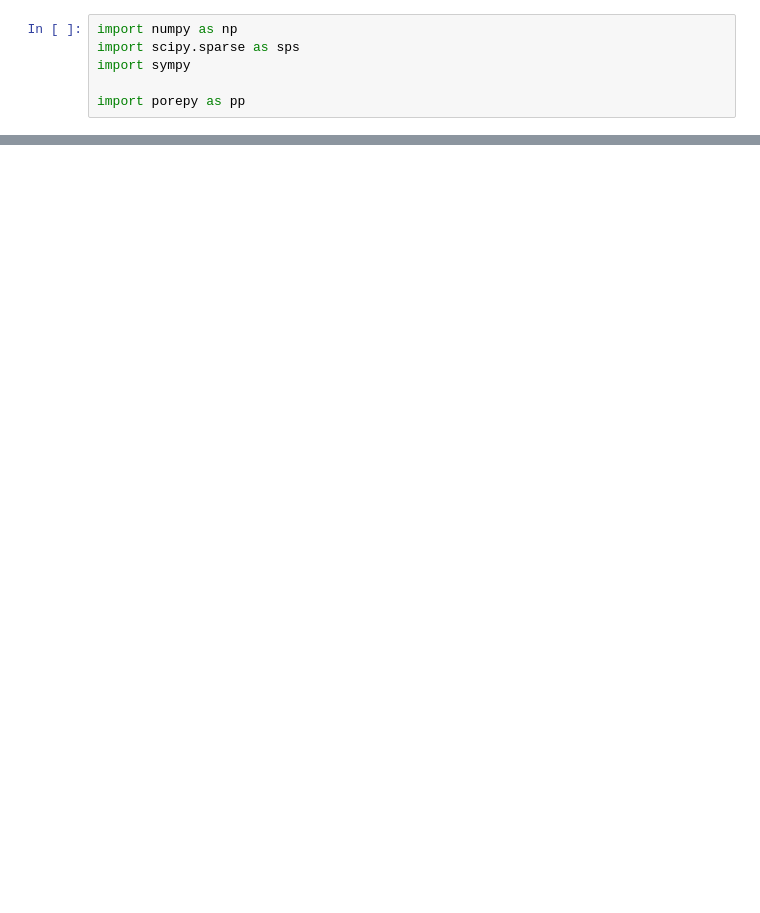
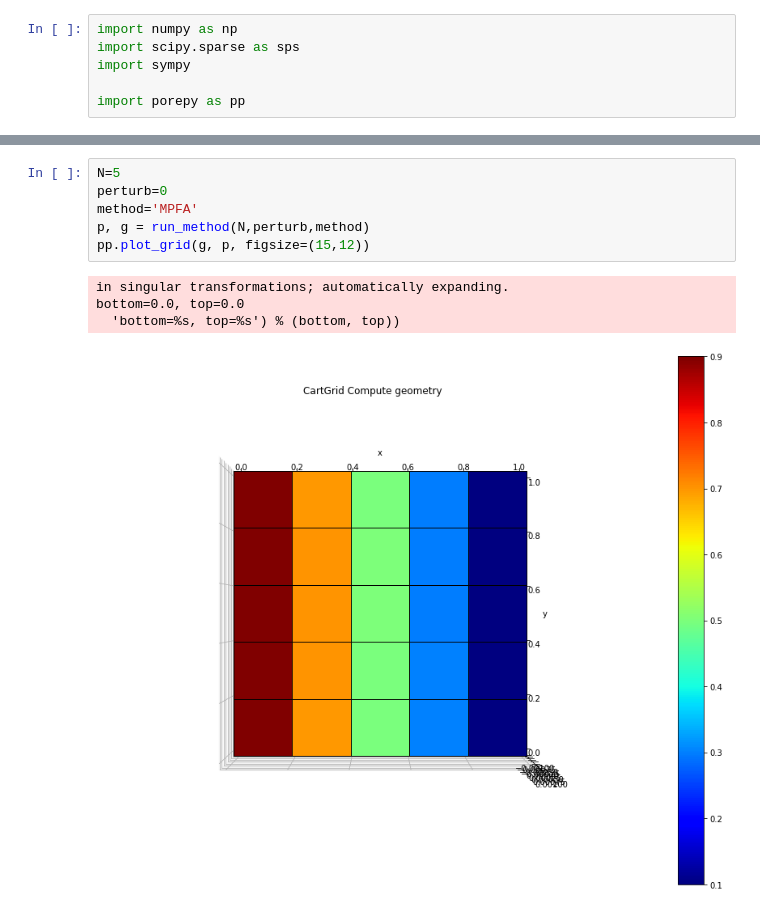
Before and after one commit to zhang-cugb/mastersproject, a Jupyter notebook: MAT254 Exam/mat254 exam.ipynb, the cells around one changed output, grey strips where cells are left out. Drawn from its saved outputs; the diff is of its cells as text; blank space fills up the shorter version.

```diff
--- a/MAT254 Exam/mat254 exam.ipynb
+++ b/MAT254 Exam/mat254 exam.ipynb
@@ -165,0 +188,11 @@ flow2 = FlowWirdGrid('TPFA',False)
+# %%
+N=5
+perturb=0
+method='MPFA'
+p, g = run_method(N,perturb,method)
+pp.plot_grid(g, p, figsize=(15,12))
+# %% [output]
+in singular transformations; automatically expanding.
+bottom=0.0, top=0.0
+  'bottom=%s, top=%s') % (bottom, top))
+[figure, added]
```
Also changed, not shown: parts of 5 cells of this notebook.
